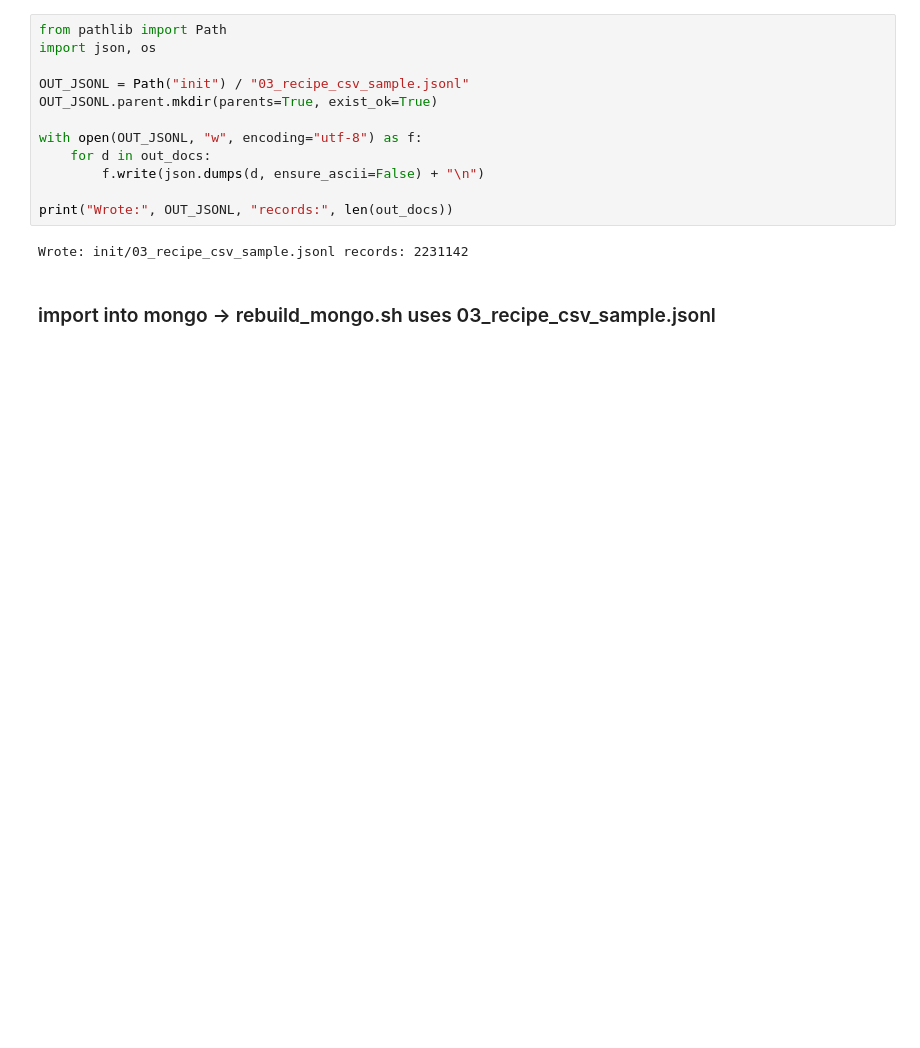
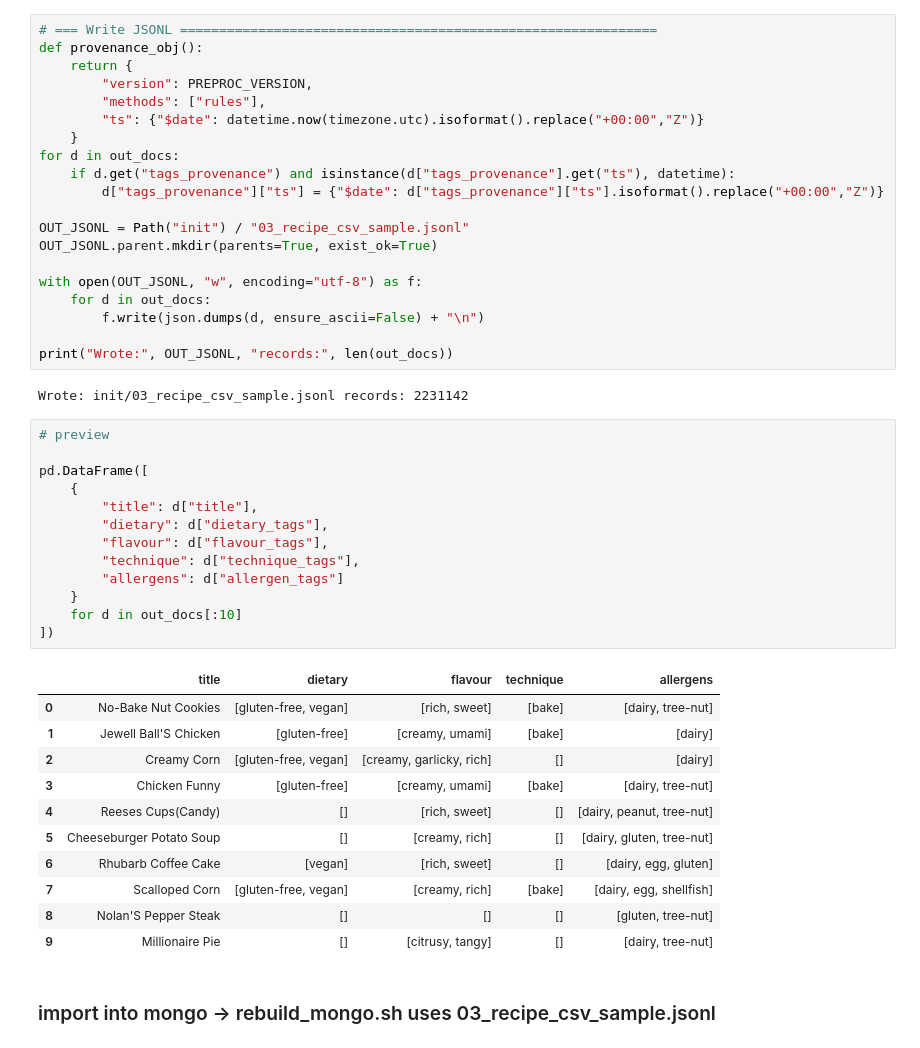
Before and after one commit to LorenaRaichle/AdvDB-FlavorNet, a Jupyter notebook: mongoDB/recipe_preprocessing.ipynb, the cells around one changed output. Cells and saved outputs as stored; diff of their text form; blank space fills up the shorter version.

Commit message:
updated recipe tags, flavor, technique and allergenes

```diff
--- a/mongoDB/recipe_preprocessing.ipynb
+++ b/mongoDB/recipe_preprocessing.ipynb
@@ -298,8 +374,16 @@ pd.DataFrame([{
 # %% [markdown]
 ## mongo ready JSONL
 # %%
-from pathlib import Path
-import json, os
+# === Write JSONL =============================================================
+def provenance_obj():
+    return {
+        "version": PREPROC_VERSION,
+        "methods": ["rules"],
+        "ts": {"$date": datetime.now(timezone.utc).isoformat().replace("+00:00","Z")}
+    }
+for d in out_docs:
+    if d.get("tags_provenance") and isinstance(d["tags_provenance"].get("ts"), datetime):
+        d["tags_provenance"]["ts"] = {"$date": d["tags_provenance"]["ts"].isoformat().replace("+00:00","Z")}
 
 OUT_JSONL = Path("init") / "03_recipe_csv_sample.jsonl"
 OUT_JSONL.parent.mkdir(parents=True, exist_ok=True)
@@ -311,5 +395,30 @@ with open(OUT_JSONL, "w", encoding="utf-8") as f:
 print("Wrote:", OUT_JSONL, "records:", len(out_docs))
 # %% [output]
 Wrote: init/03_recipe_csv_sample.jsonl records: 2231142
+# %%
+# preview
+
+pd.DataFrame([
+    {
+        "title": d["title"],
+        "dietary": d["dietary_tags"],
+        "flavour": d["flavour_tags"],
+        "technique": d["technique_tags"],
+        "allergens": d["allergen_tags"]
+    }
+    for d in out_docs[:10]
+])
+# %% [output]
+|  | title | dietary | flavour | technique | allergens |
+| 0 | No-Bake Nut Cookies | [gluten-free, vegan] | [rich, sweet] | [bake] | [dairy, tree-nut] |
+| 1 | Jewell Ball'S Chicken | [gluten-free] | [creamy, umami] | [bake] | [dairy] |
+| 2 | Creamy Corn | [gluten-free, vegan] | [creamy, garlicky, rich] | [] | [dairy] |
+| 3 | Chicken Funny | [gluten-free] | [creamy, umami] | [bake] | [dairy, tree-nut] |
+| 4 | Reeses Cups(Candy) | [] | [rich, sweet] | [] | [dairy, peanut, tree-nut] |
+| 5 | Cheeseburger Potato Soup | [] | [creamy, rich] | [] | [dairy, gluten, tree-nut] |
+| 6 | Rhubarb Coffee Cake | [vegan] | [rich, sweet] | [] | [dairy, egg, gluten] |
+| 7 | Scalloped Corn | [gluten-free, vegan] | [creamy, rich] | [bake] | [dairy, egg, shellfish] |
+| 8 | Nolan'S Pepper Steak | [] | [] | [] | [gluten, tree-nut] |
+| 9 | Millionaire Pie | [] | [citrusy, tangy] | [] | [dairy, tree-nut] |
 # %% [markdown]
 ### import into mongo -> rebuild_mongo.sh uses 03_recipe_csv_sample.jsonl
```
Also changed, not shown: parts of 10 cells of this notebook, 3 other files.
